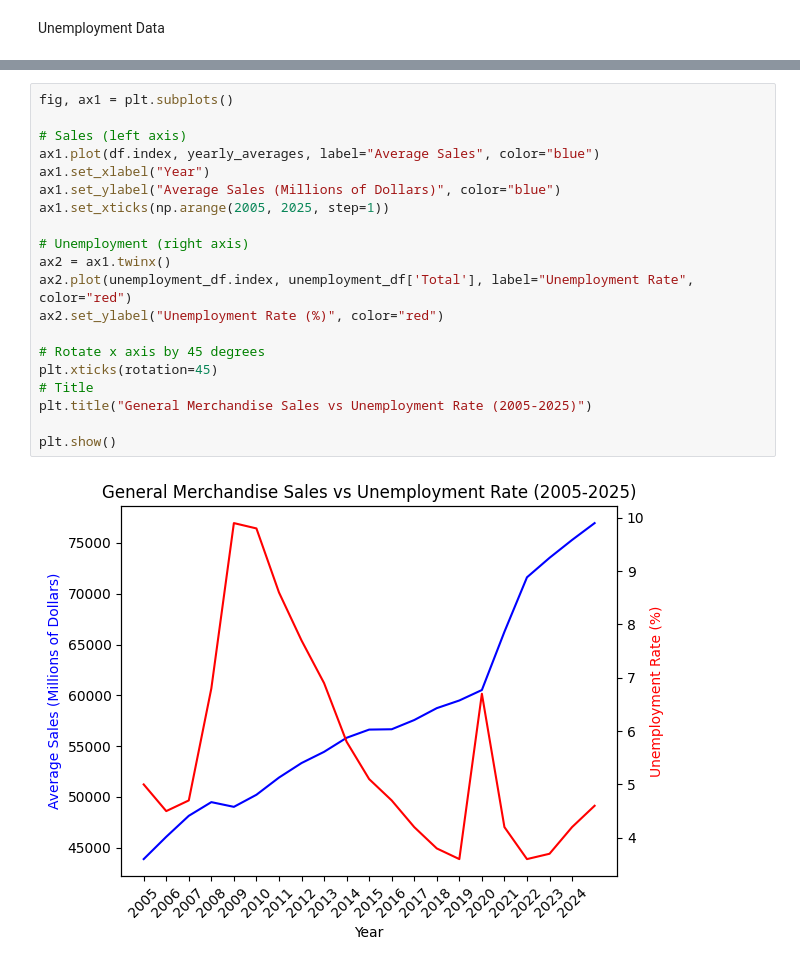
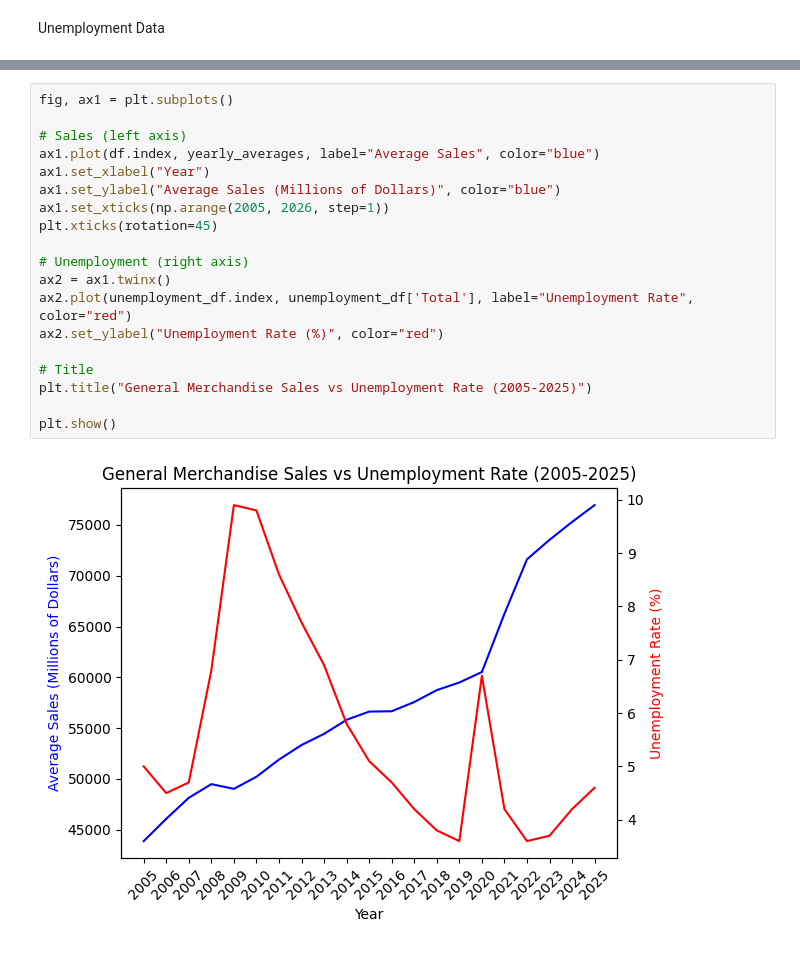
Before and after one commit to AjwadIbnSwalehin/retail-macro-forecasting, a Jupyter notebook: scripts/general_merchandise.ipynb, the cells around one changed output, grey strips where cells are left out. Saved outputs shown, nothing was run; the diff lists cells and outputs as text.

```diff
--- a/scripts/general_merchandise.ipynb
+++ b/scripts/general_merchandise.ipynb
@@ -96,22 +98,21 @@ Month
 # %%
 fig, ax1 = plt.subplots()
 
 # Sales (left axis)
 ax1.plot(df.index, yearly_averages, label="Average Sales", color="blue")
 ax1.set_xlabel("Year")
 ax1.set_ylabel("Average Sales (Millions of Dollars)", color="blue")
-ax1.set_xticks(np.arange(2005, 2025, step=1))
+ax1.set_xticks(np.arange(2005, 2026, step=1))
+plt.xticks(rotation=45)
 
 # Unemployment (right axis)
 ax2 = ax1.twinx()
 ax2.plot(unemployment_df.index, unemployment_df['Total'], label="Unemployment Rate", color="red")
 ax2.set_ylabel("Unemployment Rate (%)", color="red")
 
-# Rotate x axis by 45 degrees
-plt.xticks(rotation=45)
 # Title
 plt.title("General Merchandise Sales vs Unemployment Rate (2005-2025)")
 
 plt.show()
 # %% [output]
-[figure, old version]
+[figure, new version]
```
Also changed, not shown: parts of 2 cells of this notebook, 1 other file.
